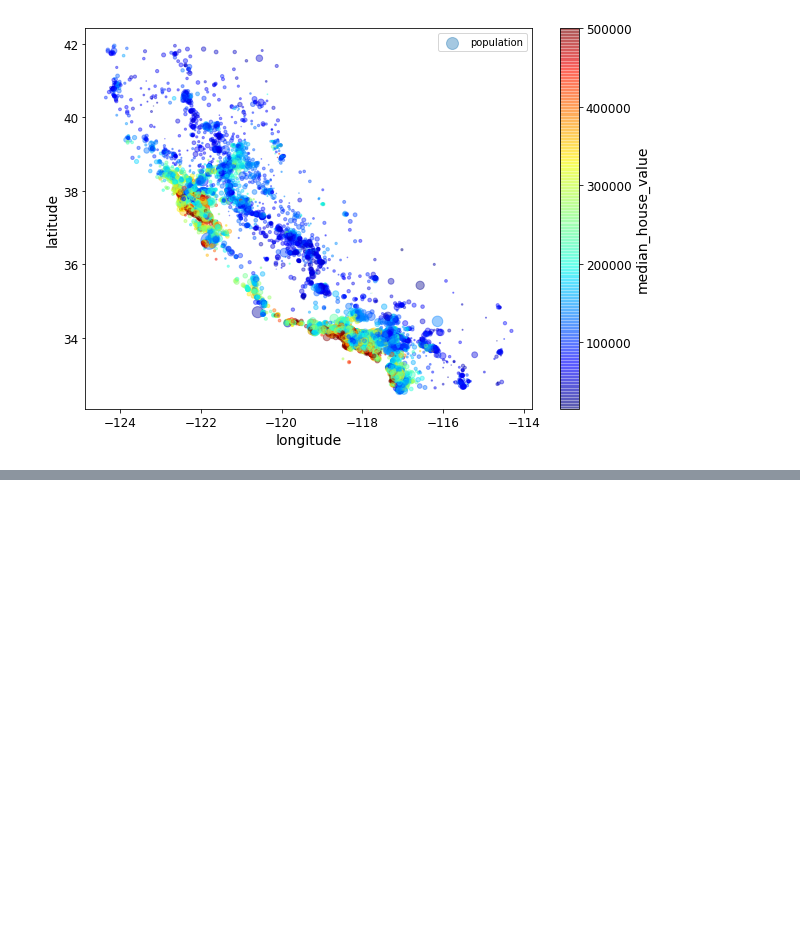
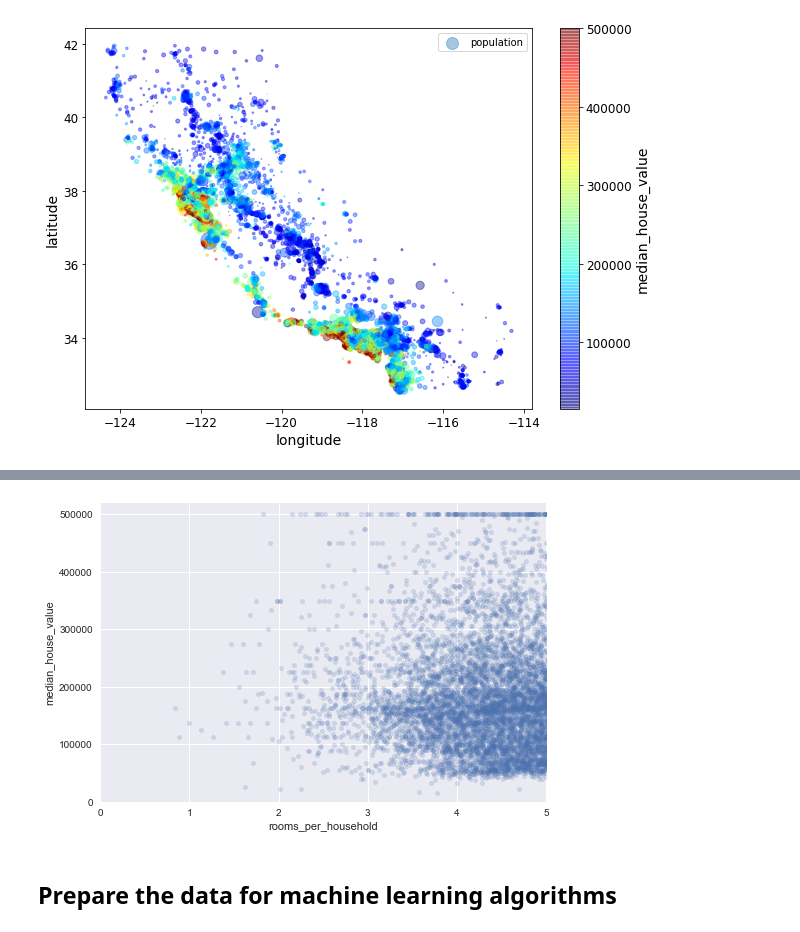
Before and after one commit to harshseth/ml-core, a Jupyter notebook: Housing.ipynb, the cells around one changed output, grey strips where cells are left out. Cells and saved outputs as stored; diff of their text form; code cells hidden in the pictures; blank space fills up the shorter version.

```diff
--- a/Housing.ipynb
+++ b/Housing.ipynb
@@ -326,0 +416,11 @@ plt.legend()
+# %%
+# Some of the features alone, don't provide any contirbution.
+# E.g total rooms in a district does not really convey any message
+# Instead combining total rooms with household, gives number of rooms per household which might be correlated
+# Try to build such combination attributes.
+
+housing["rooms_per_household"] = housing["total_rooms"]/housing["households"]
+housing["bedrooms_per_room"] = housing["total_bedrooms"]/housing["total_rooms"]
+housing["population_per_household"]=housing["population"]/housing["households"]
+
+housing.describe()
@@ -326,0 +456,12 @@ plt.legend()
+# %%
+# We can observe that rooms per household has a better corelation with median house value.
+# Plotting the two attributes, on a scatter plot
+
+housing.plot(kind="scatter", x="rooms_per_household", y="median_house_value",
+             alpha=0.2)
+plt.axis([0, 5, 0, 520000])
+plt.show()
+# %% [output]
+[figure, added]
+# %% [markdown]
+## Prepare the data for machine learning algorithms
```
Also changed, not shown: parts of 13 cells of this notebook, 2 other files.
